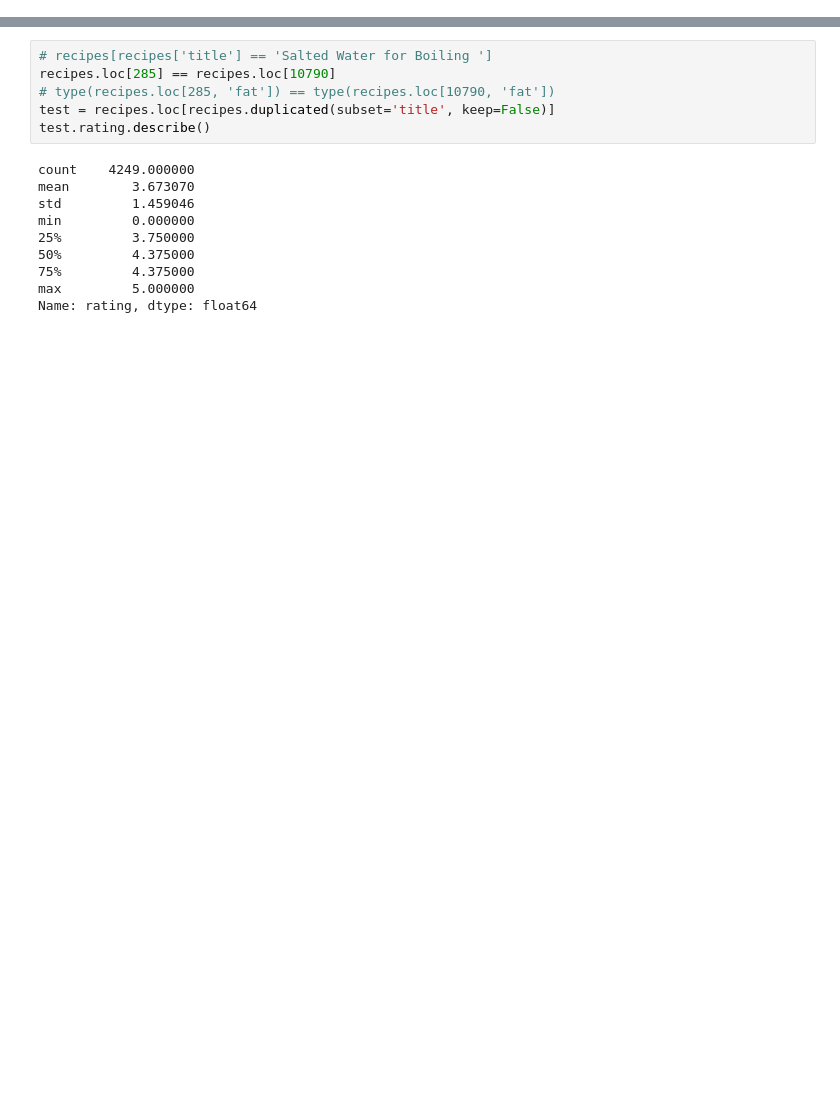
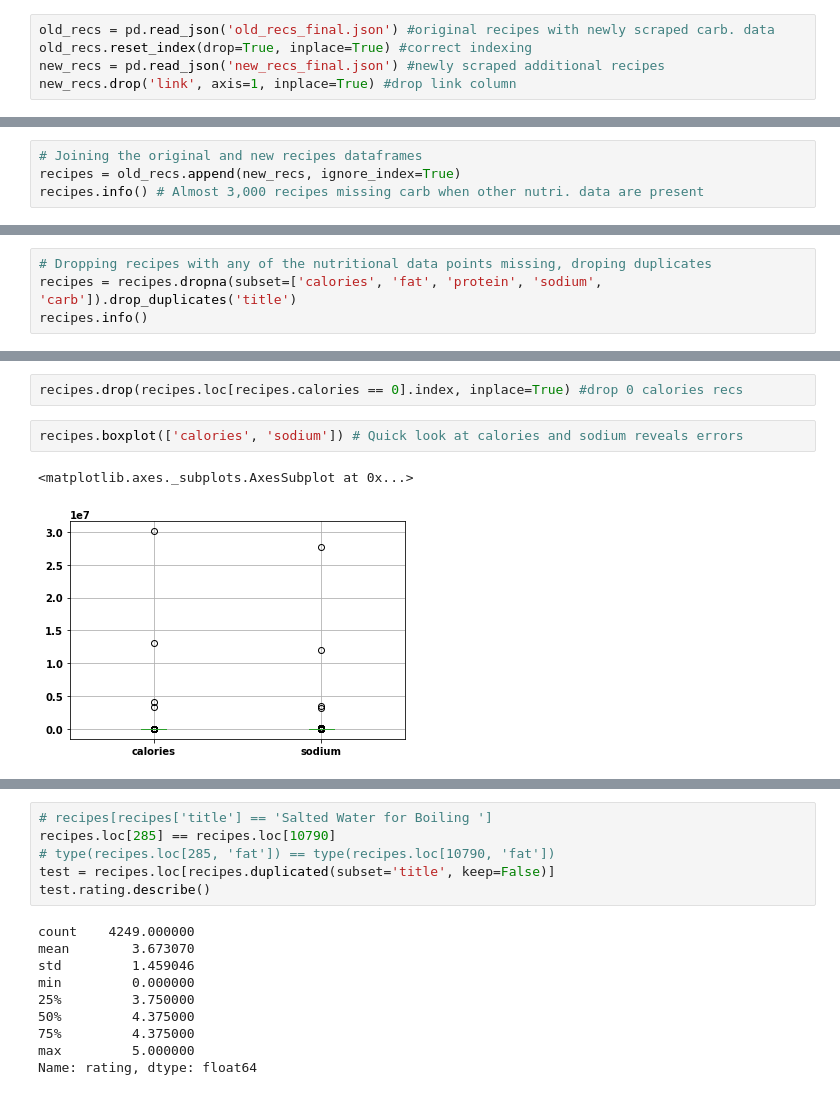
Before and after one commit to nguyenvuong45/Capstone1, a Jupyter notebook: Capstone1 Data Wrangling.ipynb, the cells around one changed output, grey strips where cells are left out. Cells and saved outputs as stored; diff of their text form; blank space fills up the shorter version.

Commit message:
Modified Data Wrangling notebook

```diff
--- a/Capstone1 Data Wrangling.ipynb
+++ b/Capstone1 Data Wrangling.ipynb
@@ -64,0 +44,5 @@ recipes.calories.median()
+# %%
+old_recs = pd.read_json('old_recs_final.json') #original recipes with newly scraped carb. data
+old_recs.reset_index(drop=True, inplace=True) #correct indexing
+new_recs = pd.read_json('new_recs_final.json') #newly scraped additional recipes
+new_recs.drop('link', axis=1, inplace=True) #drop link column
@@ -64,0 +69,4 @@ recipes.calories.median()
+# %%
+# Joining the original and new recipes dataframes
+recipes = old_recs.append(new_recs, ignore_index=True)
+recipes.info() # Almost 3,000 recipes missing carb when other nutri. data are present
@@ -64,0 +111,4 @@ recipes.calories.median()
+# %%
+# Dropping recipes with any of the nutritional data points missing, droping duplicates
+recipes = recipes.dropna(subset=['calories', 'fat', 'protein', 'sodium', 'carb']).drop_duplicates('title')
+recipes.info()
@@ -64,0 +208,7 @@ recipes.calories.median()
+# %%
+recipes.drop(recipes.loc[recipes.calories == 0].index, inplace=True) #drop 0 calories recs
+# %%
+recipes.boxplot(['calories', 'sodium']) # Quick look at calories and sodium reveals errors
+# %% [output]
+<matplotlib.axes._subplots.AxesSubplot at 0x...>
+[figure, added]
```
Also changed, not shown: parts of 47 cells of this notebook.
